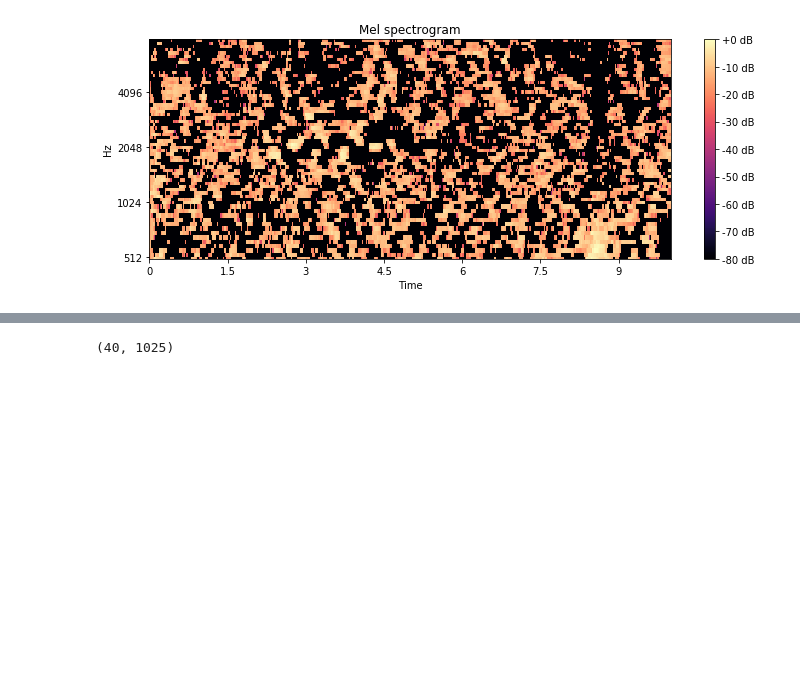
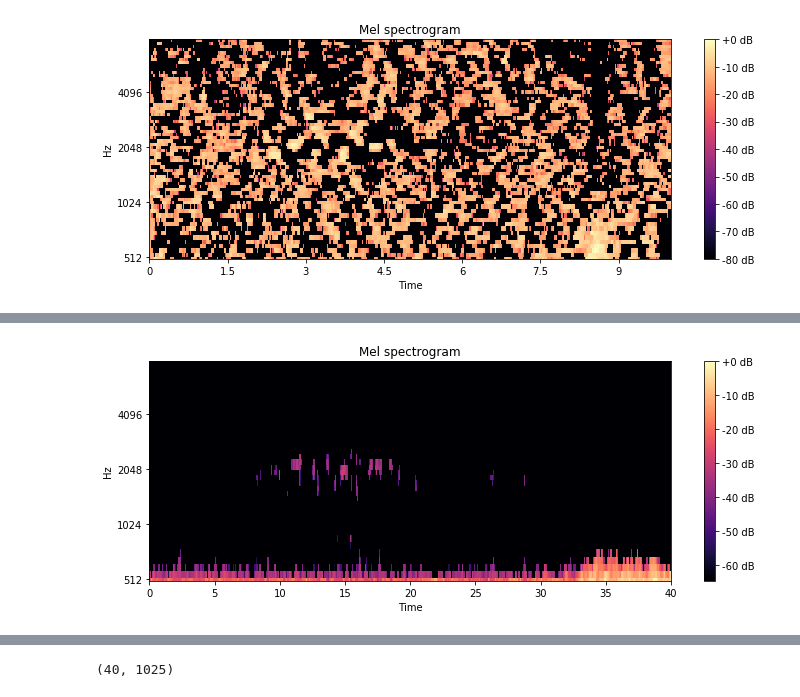
Before and after one commit to jonnor/datascience-master, a Jupyter notebook: dcase2018/Features.ipynb, the cells around one changed output, grey strips where cells are left out. Saved outputs shown, nothing was run; the diff lists cells and outputs as text; code cells hidden in the pictures; blank space fills up the shorter version.

```diff
--- a/dcase2018/Features.ipynb
+++ b/dcase2018/Features.ipynb
@@ -154,2 +155,7 @@ plot_melspectrogram(meann(r))
+# %%
+sm = ndimage.median_filter(meann(s), (3, 7))
+plot_melspectrogram(sm)
+# %% [output]
+[figure, added]
 # %%
 %%timeit
```
Also changed, not shown: parts of 6 cells of this notebook, 1 other file.
